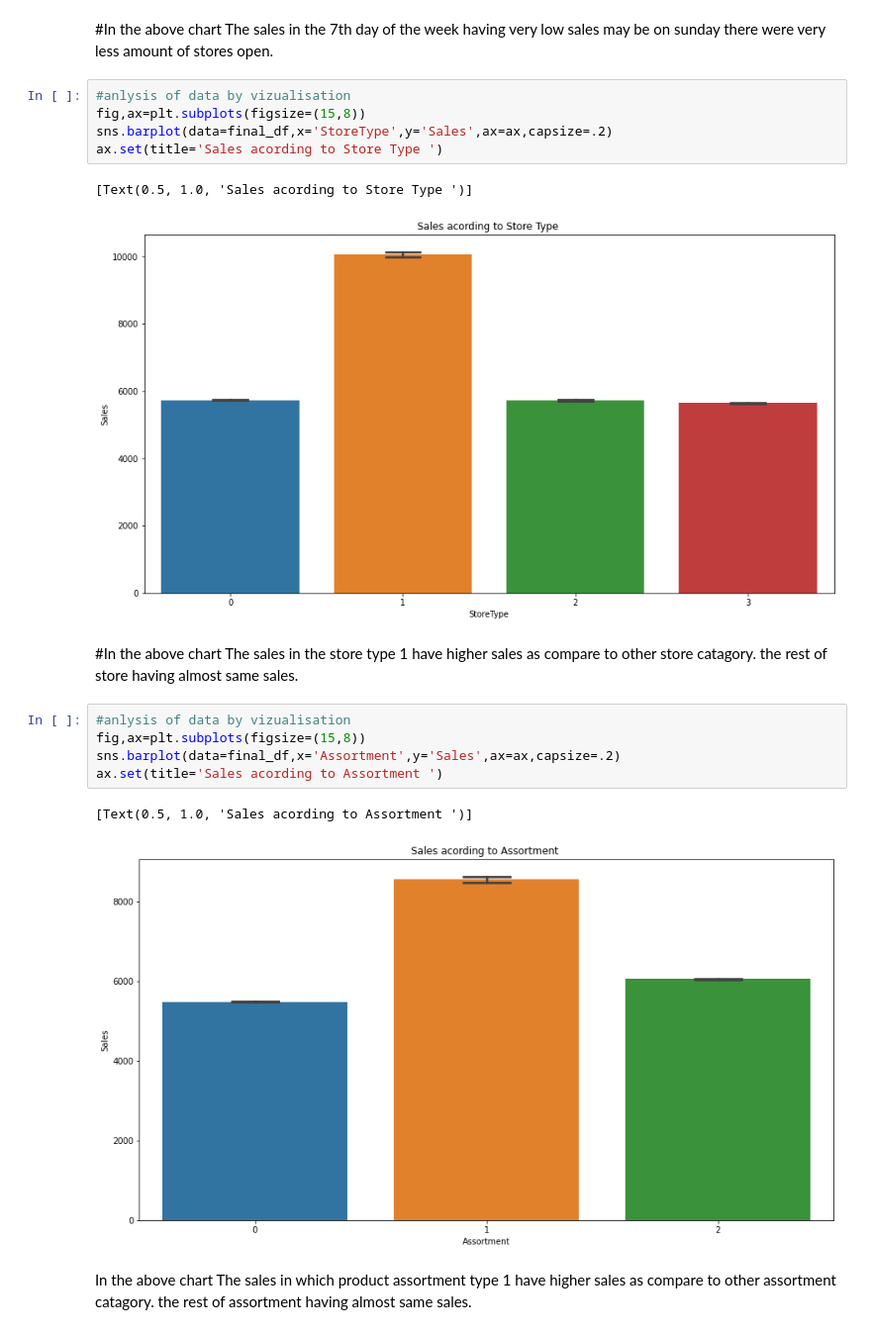
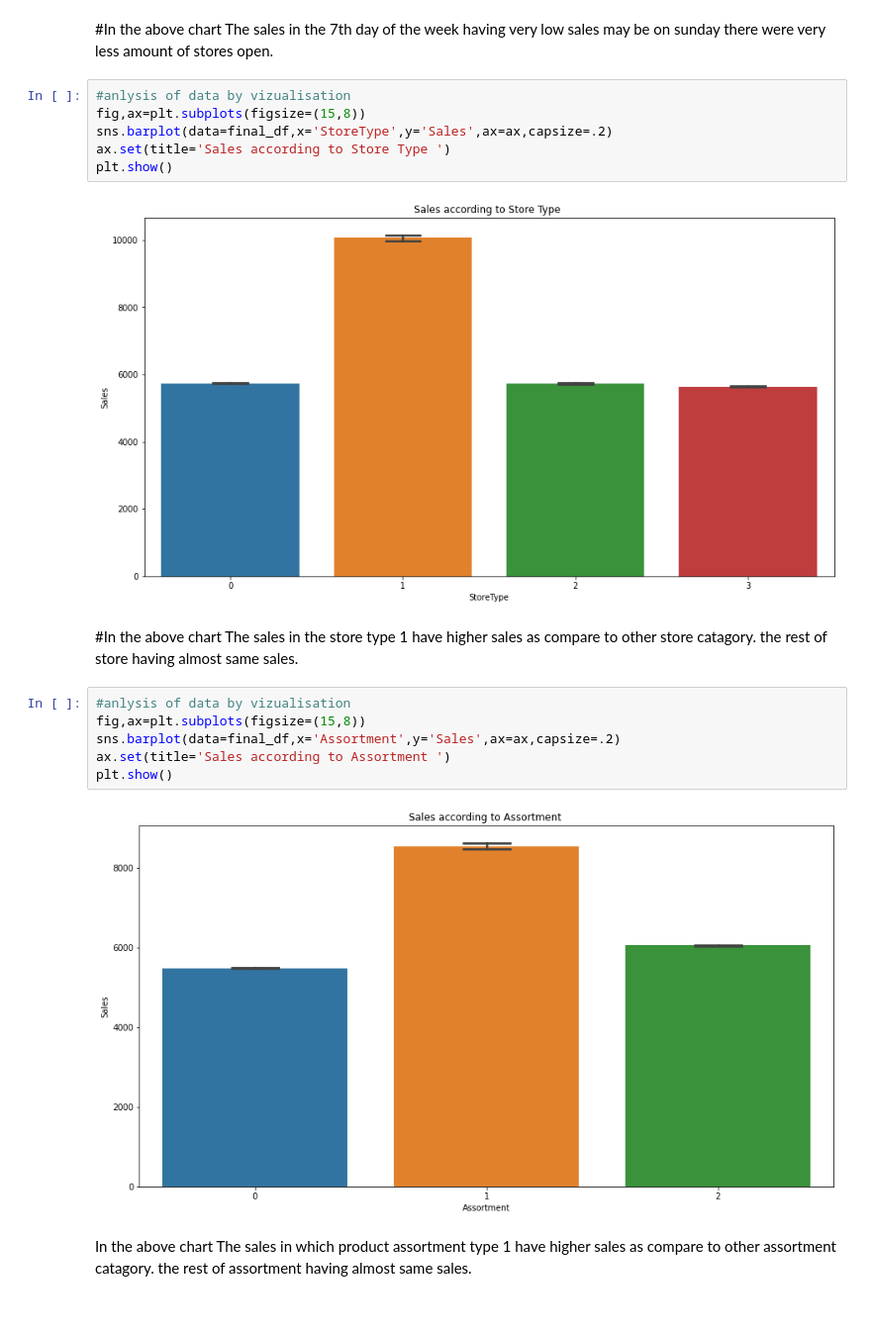
Before and after one commit to Lovejeet-Singh-31/Retail-Sales-Prediction, a Jupyter notebook: Rossmann_Sales_Prediction_Capstone_Project.ipynb, the cells around one changed output. Shown at 99% size. Saved outputs shown, nothing was run; the diff lists cells and outputs as text.

```diff
--- a/Rossmann_Sales_Prediction_Capstone_Project.ipynb
+++ b/Rossmann_Sales_Prediction_Capstone_Project.ipynb
@@ -509,20 +508,20 @@ ax.set(title='Sales acording to Day of week ')
 #anlysis of data by vizualisation
 fig,ax=plt.subplots(figsize=(15,8))
 sns.barplot(data=final_df,x='StoreType',y='Sales',ax=ax,capsize=.2)
-ax.set(title='Sales acording to Store Type ')
+ax.set(title='Sales according to Store Type ')
+plt.show()
 # %% [output]
-[Text(0.5, 1.0, 'Sales acording to Store Type ')]
 [figure]
 # %% [markdown]
 #In the above chart The sales in the store type 1 have higher sales as compare to other store catagory. the rest of store having almost same sales.
 # %%
 #anlysis of data by vizualisation
 fig,ax=plt.subplots(figsize=(15,8))
 sns.barplot(data=final_df,x='Assortment',y='Sales',ax=ax,capsize=.2)
-ax.set(title='Sales acording to Assortment ')
+ax.set(title='Sales according to Assortment ')
+plt.show()
 # %% [output]
-[Text(0.5, 1.0, 'Sales acording to Assortment ')]
-[figure, old version]
+[figure, new version]
 # %% [markdown]
 In the above chart The sales in which product assortment type 1 have higher sales as compare to other assortment catagory. the rest of assortment having almost same sales.
 # %%
```
Also changed, not shown: parts of 65 cells of this notebook.
